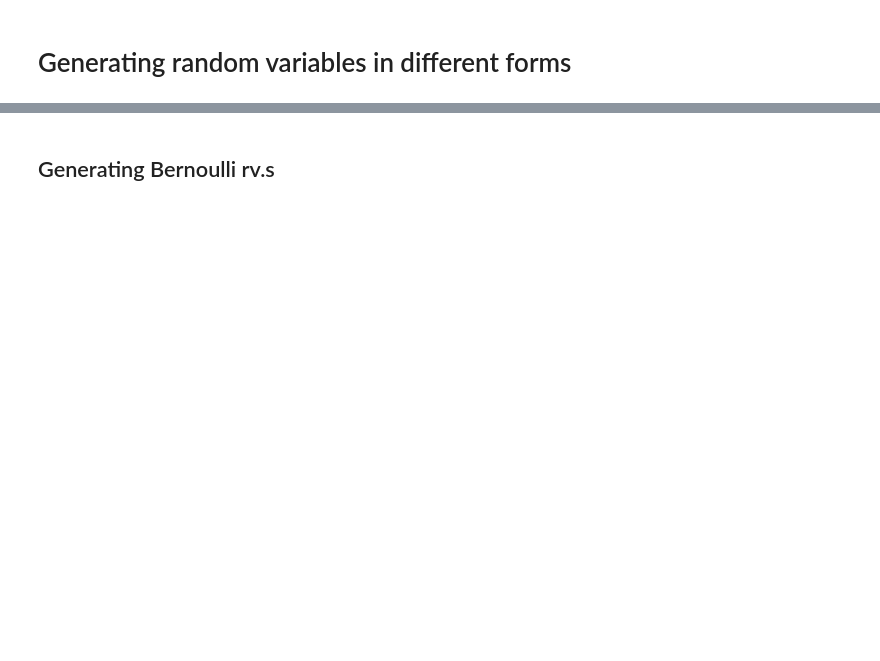
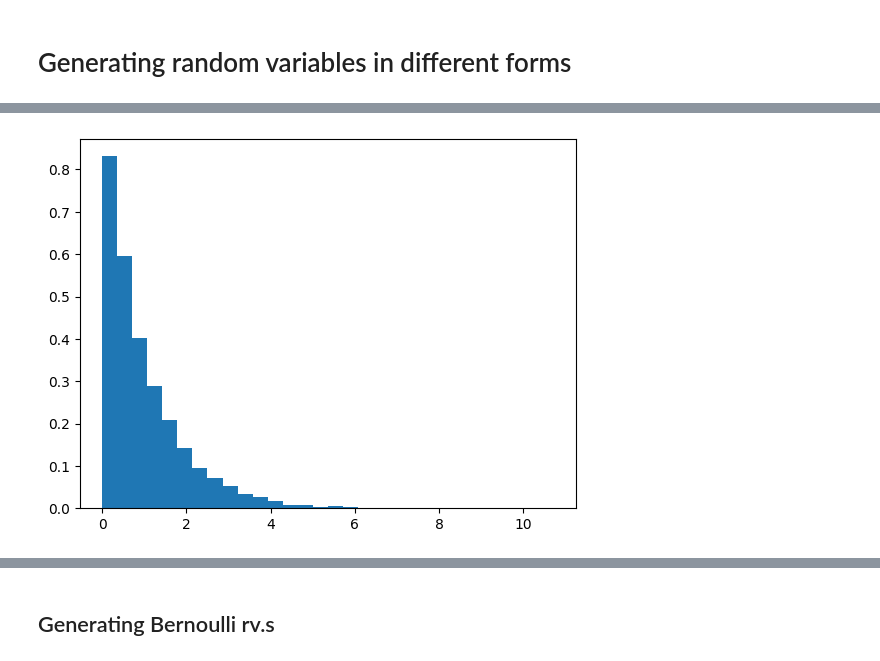
Before and after one commit to bradleybands/IDS, a Jupyter notebook: notebooks/08-GeneratingRandomVariables.ipynb, the cells around one changed output, grey strips where cells are left out. Saved outputs shown, nothing was run; the diff lists cells and outputs as text; code cells hidden in the pictures; blank space fills up the shorter version.

```diff
--- a/notebooks/08-GeneratingRandomVariables.ipynb
+++ b/notebooks/08-GeneratingRandomVariables.ipynb
@@ -25,0 +42,6 @@ _=plt.hist(unif_x,bins=10)
+# %%
+X = -np.log(1-np.array(unif_x))
+# %%
+_=plt.hist(X,bins=30,density=True)
+# %% [output]
+[figure, added]
```
Also changed, not shown: parts of 30 cells of this notebook, 50 other files.
